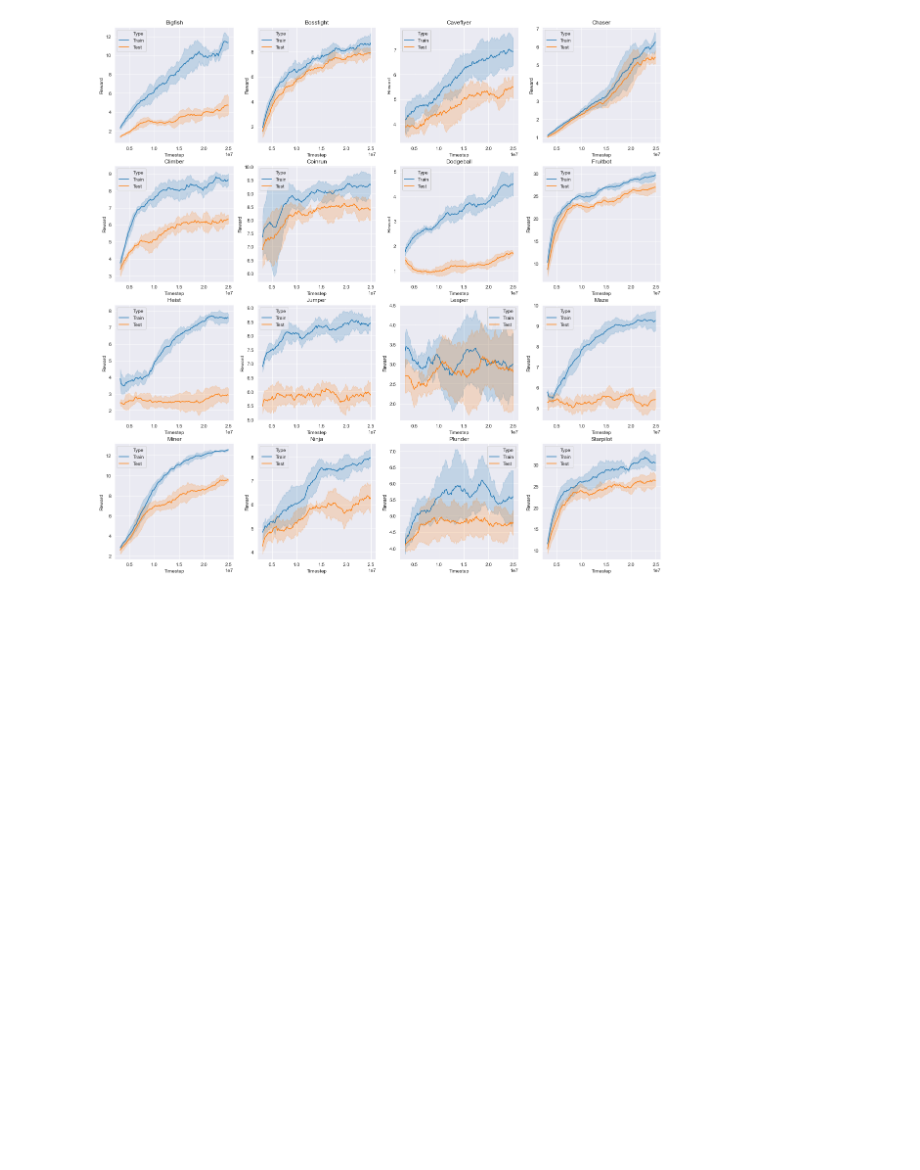
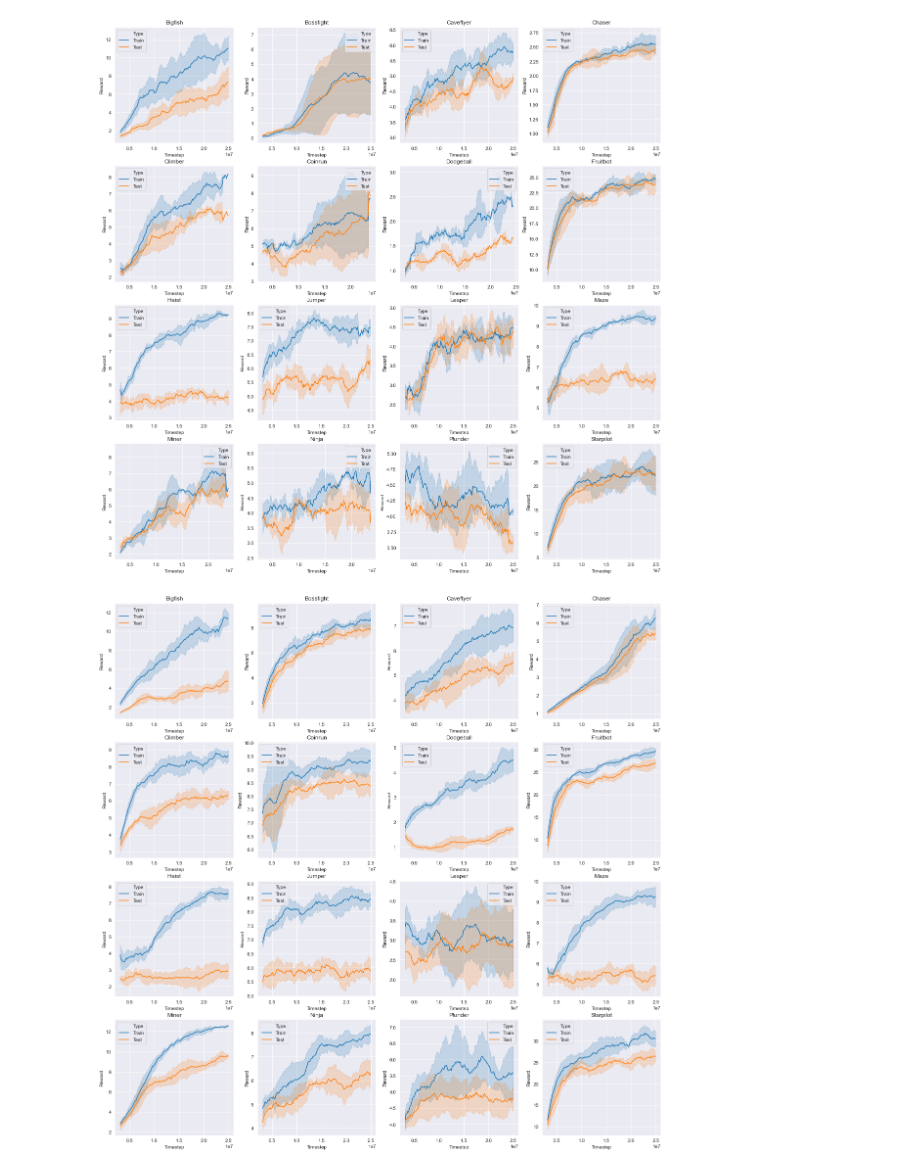
Before and after one commit to joshnroy/auto-drac, a Jupyter notebook: plot_results.ipynb, the cells around one changed output. Saved outputs shown, nothing was run; the diff lists cells and outputs as text; code cells hidden in the pictures; blank space fills up the shorter version.

Commit message:
added plotting tool

```diff
--- a/plot_results.ipynb
+++ b/plot_results.ipynb
@@ -5,6 +5,30 @@ import matplotlib.pyplot as plt
 from glob import glob
 import numpy as np
 sns.set_style("darkgrid")
+# %%
+env_names = ["bigfish", "bossfight", "caveflyer", "chaser", "climber", "coinrun", "dodgeball",
+             "fruitbot", "heist", "jumper", "leaper", "maze", "miner", "ninja", "plunder", "starpilot"]
+num_wide = int(np.sqrt(len(env_names)))
+fig, axes = plt.subplots(nrows=num_wide, ncols=num_wide, figsize=(20, 20))
+for i_env, env_name in enumerate(env_names):
+    file_naming_scheme="modelbased_logs/" + env_name + "/" + env_name + "-*-16/progress-drac-" + env_name + "-reproduce-s1.csv"
+    big_df = pd.DataFrame()
+    ax = axes[i_env // num_wide, i_env % num_wide]
+#     ax = axes
+    for file_name in glob(file_naming_scheme):
+        try:
+            df = pd.read_csv(file_name)
+            df = df[["train/mean_episode_reward", "test/mean_episode_reward", "train/total_num_steps"]]
+            df.columns = ["Train", "Test", "Timestep"]
+            df.loc[:, df.columns != "Timestep"] = df.loc[:, df.columns != "Timestep"].rolling(window=20).mean()
+            df = pd.melt(df, id_vars=['Timestep'], var_name="Type", value_name="Reward")
+            big_df = big_df.append(df, ignore_index=True)
+        except Exception as e:
+            print(e)
+    sns.lineplot(data=big_df, x="Timestep", y="Reward", hue="Type", ci='sd', ax=ax)
+    ax.set_title(env_name.title())
+# %% [output]
+[figure, added]
 # %%
 env_names = ["bigfish", "bossfight", "caveflyer", "chaser", "climber", "coinrun", "dodgeball",
              "fruitbot", "heist", "jumper", "leaper", "maze", "miner", "ninja", "plunder", "starpilot"]
```
Also changed, not shown: parts of 3 cells of this notebook.
